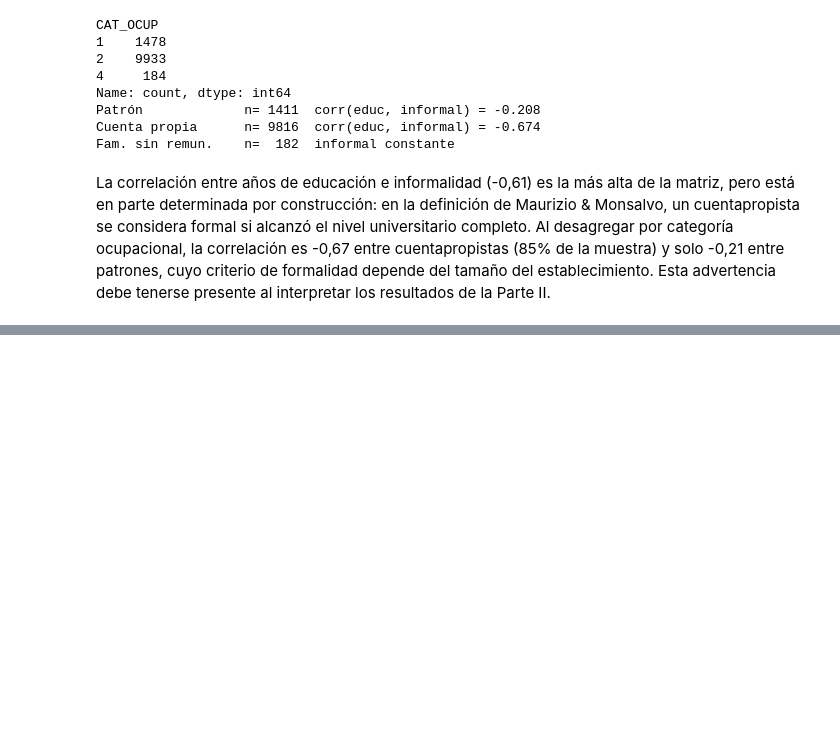
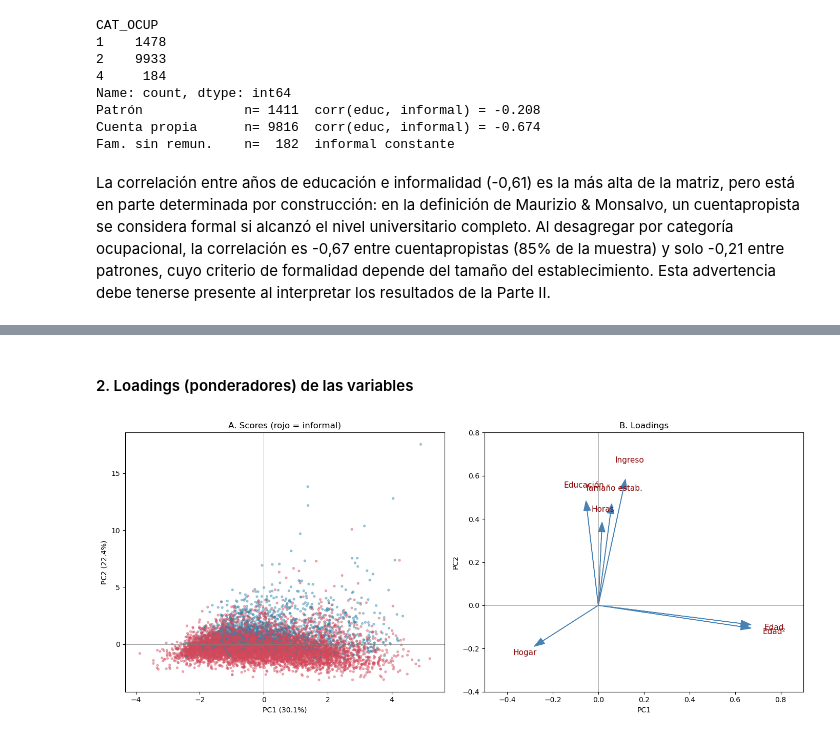
Before and after one commit to maylemes/TPs_Programacion_Grupo8, a Jupyter notebook: TP2/TP2_Programacion_Grupo8.ipynb, the cells around one changed output, grey strips where cells are left out. Drawn from its saved outputs; the diff is of its cells as text; code cells hidden in the pictures; blank space fills up the shorter version.

```diff
--- a/TP2/TP2_Programacion_Grupo8.ipynb
+++ b/TP2/TP2_Programacion_Grupo8.ipynb
@@ -423,0 +515,34 @@ Name: count, dtype: int64
+# %% [markdown]
+#### 2. Loadings (ponderadores) de las variables
+# %%
+loadings = pca.components_.T
+
+# Etiquetas cortas para que no se pisen
+cortas = {'CH06':'Edad', 'edad2':'Edad²', 'educ':'Educación',
+          'horastrab':'Horas', 'nhogar':'Hogar',
+          'P21':'Ingreso', 'PP04C':'Tamaño estab.'}
+
+fig, (ax1, ax2) = plt.subplots(1, 2, figsize=(14, 6))
+
+# Panel A: scores
+ax1.scatter(scores[:, 0], scores[:, 1], c=colores, alpha=0.4, s=8)
+ax1.set_xlabel(f"PC1 ({pca.explained_variance_ratio_[0]*100:.1f}%)")
+ax1.set_ylabel(f"PC2 ({pca.explained_variance_ratio_[1]*100:.1f}%)")
+ax1.set_title("A. Scores (rojo = informal)")
+ax1.axhline(0, color='gray', lw=.5); ax1.axvline(0, color='gray', lw=.5)
+
+# Panel B: loadings
+for i, var in enumerate(vars_pca):
+    ax2.arrow(0, 0, loadings[i, 0], loadings[i, 1],
+              color='steelblue', head_width=0.03, length_includes_head=True)
+    ax2.text(loadings[i, 0]*1.15, loadings[i, 1]*1.15, cortas[var],
+             color='darkred', fontsize=11, ha='center', va='center')
+
+ax2.set_xlim(-0.5, 0.9); ax2.set_ylim(-0.4, 0.8)
+ax2.set_xlabel("PC1"); ax2.set_ylabel("PC2")
+ax2.set_title("B. Loadings")
+ax2.axhline(0, color='gray', lw=.5); ax2.axvline(0, color='gray', lw=.5)
+
+plt.tight_layout(); plt.show()
+# %% [output]
+[figure, added]
```
Also changed, not shown: parts of 36 cells of this notebook.
